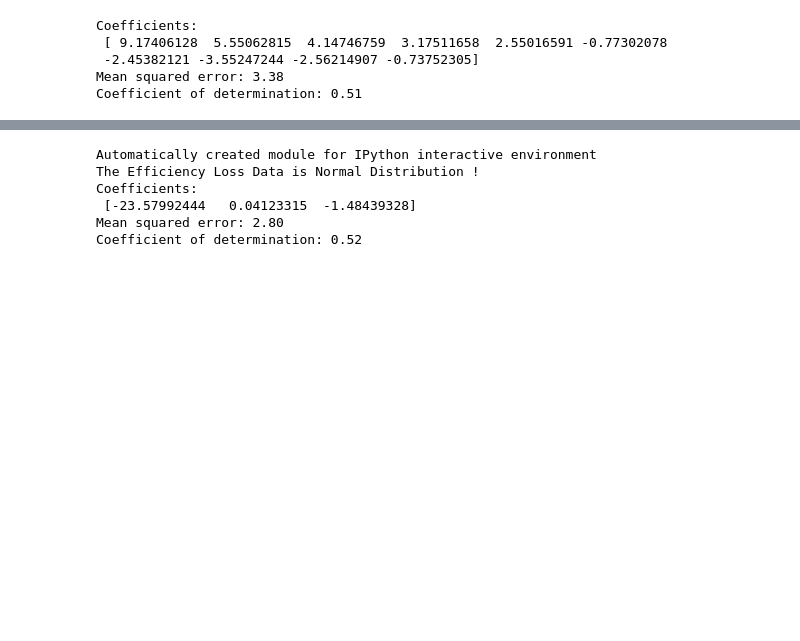
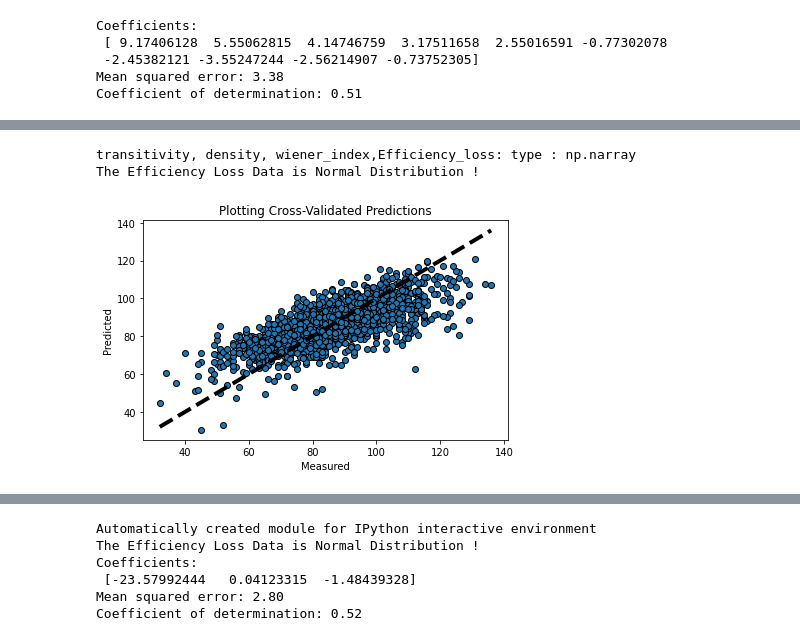
Before and after one commit to Freya-LR/strategic_network, a Jupyter notebook: Analysis.ipynb, the cells around one changed output, grey strips where cells are left out. Saved outputs shown, nothing was run; the diff lists cells and outputs as text; code cells hidden in the pictures; blank space fills up the shorter version.

```diff
--- a/Analysis.ipynb
+++ b/Analysis.ipynb
@@ -414,0 +433,24 @@ done in 0.344s
+# %%
+with pd.ExcelFile('/content/drive/My Drive/output_values/output_n10_3_i_4.xlsx') as reader:
+
+    closeness_n10_3_i_4=pd.read_excel(reader,sheet_name="closeness_centrality")
+    betweenness_n10_3_i_4=pd.read_excel(reader,sheet_name="betweenness_centrality")
+    eigenvector_n10_3_i_4=pd.read_excel(reader,sheet_name="eigenvector_centrality")
+    page_rank_n10_3_i_4=pd.read_excel(reader,sheet_name="page_rank")
+    triangles_n10_3_i_4=pd.read_excel(reader,sheet_name="triangles")
+    clustering_n10_3_i_4=pd.read_excel(reader,sheet_name="clustering")
+    wiener_index_n10_3_i_4=pd.read_excel(reader,sheet_name="wiener_index")
+    transitivity_n10_3_i_4=pd.read_excel(reader,sheet_name="transitivity")
+    eccentricity_n10_3_i_4=pd.read_excel(reader,sheet_name="eccentricity")
+
+    diameter_radius_center_periphery_density_n10_3_i_4=pd.read_excel(reader,sheet_name="d_r_c_p_d")
+    Efficiency_loss_n10_3_i_4=pd.read_excel(reader,sheet_name="Efficiency_loss")
+
+X_n10_3_i_4,t_n10_3_i_4,d_n10_3_i_4,w_n10_3_i_4,E_n10_3_i_4=MLR_stable(transitivity_n10_3_i_4,
+                                      diameter_radius_center_periphery_density_n10_3_i_4,
+                                      wiener_index_n10_3_i_4,Efficiency_loss_n10_3_i_4,part_rate=-300)
+node10_i_4_cross_val=cross_val_stable(X_n10_3_i_4,E_n10_3_i_4)
+# %% [output]
+transitivity, density, wiener_index,Efficiency_loss: type : np.narray
+The Efficiency Loss Data is Normal Distribution !
+[figure, added]
```
Also changed, not shown: parts of 9 cells of this notebook.
